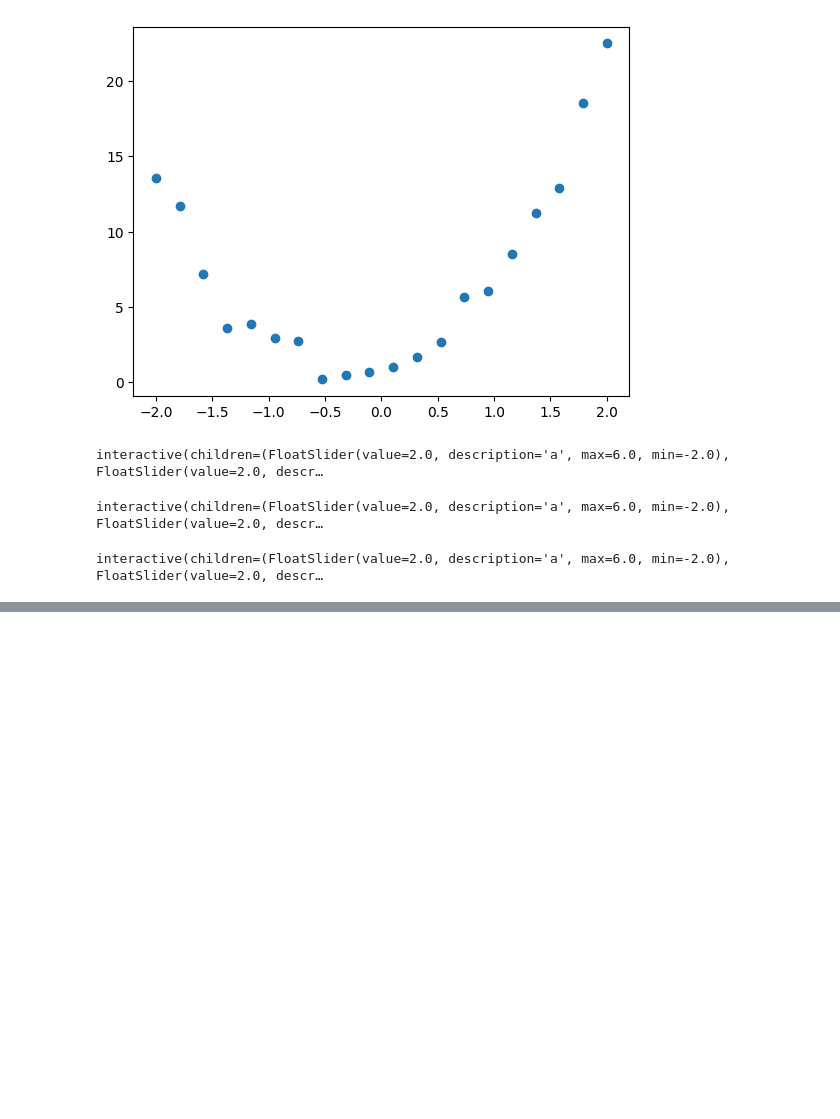
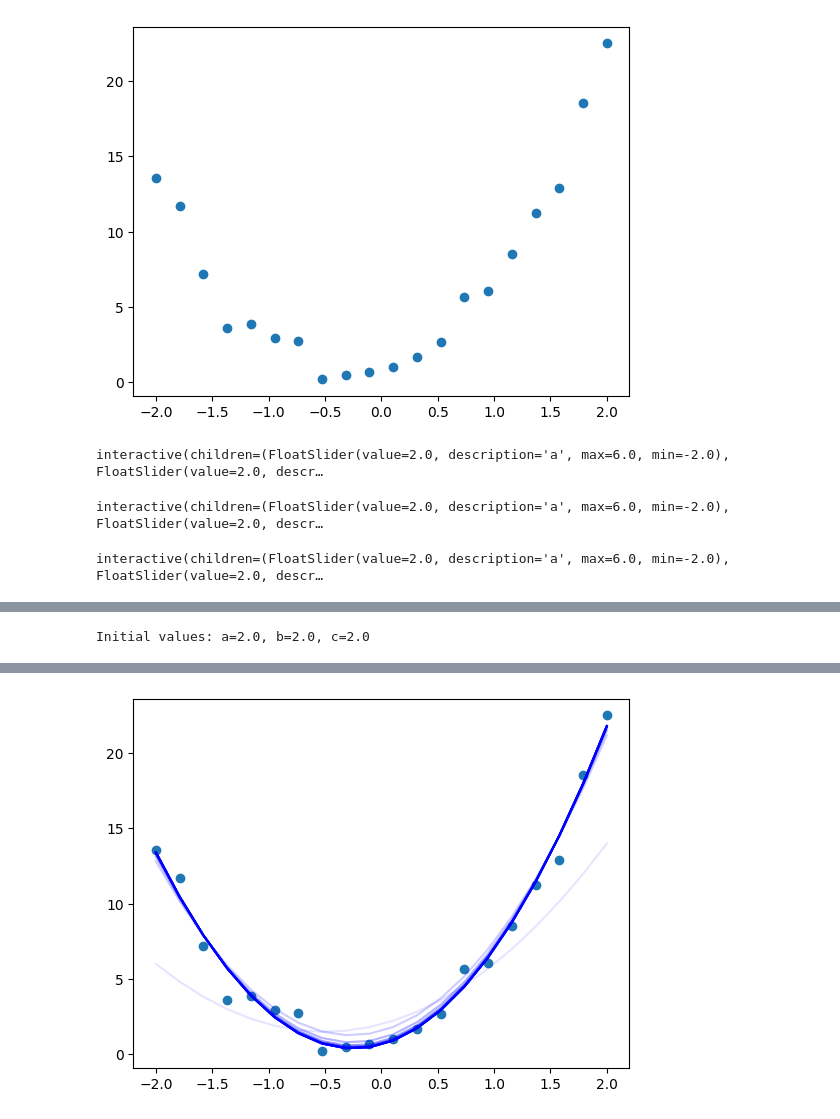
Before and after one commit to MissingSemesterCUET/ML, a Jupyter notebook: lecture2.ipynb, the cells around one changed output, grey strips where cells are left out. Drawn from its saved outputs; the diff is of its cells as text; code cells hidden in the pictures; blank space fills up the shorter version.

```diff
--- a/lecture2.ipynb
+++ b/lecture2.ipynb
@@ -46,0 +55,43 @@ interactive(children=(FloatSlider(value=2.0, description='a', max=6.0, min=-2.0)
+# %%
+# PyTorch can automatically compute gradients for us using `autograd`.
+# We just need to set `requires_grad=True` for the tensors we want to optimize.
+
+a = torch.tensor(2.0, requires_grad=True)
+b = torch.tensor(2.0, requires_grad=True)
+c = torch.tensor(2.0, requires_grad=True)
+
+print(f"Initial values: a={a}, b={b}, c={c}")
+# %% [output]
+Initial values: a=2.0, b=2.0, c=2.0
+# %%
+learning_rate = 0.01
+epochs = 1000
+
+plt.scatter(x, y)
+for i in range(epochs):
+    # 1. Forward pass: Compute predicted y
+    y_pred = a * x**2 + b * x + c
+
+    # 2. Compute loss
+    loss = mse(y, y_pred)
+
+    # 3. Backward pass: Compute gradients
+    loss.backward()
+
+    # 4. Update weights
+    # We use torch.no_grad() because we don't want to track this operation in the gradient graph
+    with torch.no_grad():
+        a -= learning_rate * a.grad
+        b -= learning_rate * b.grad
+        c -= learning_rate * c.grad
+
+        # Zero the gradients after updating
+        a.grad.zero_()
+        b.grad.zero_()
+        c.grad.zero_()
+
+    if i % 100 == 0:
+        print(f"Epoch {i}: Loss = {loss.item():.4f}, a = {a.item():.2f}, b = {b.item():.2f}, c = {c.item():.2f}")
+        plt.plot(x, y_pred.detach().numpy(), alpha=(i+100)/epochs, color='blue')
+plt.show()
+# %% [output]
@@ -46,0 +108 @@ interactive(children=(FloatSlider(value=2.0, description='a', max=6.0, min=-2.0)
+[figure, added]
```
Also changed, not shown: parts of 3 cells of this notebook, 2 other files.
